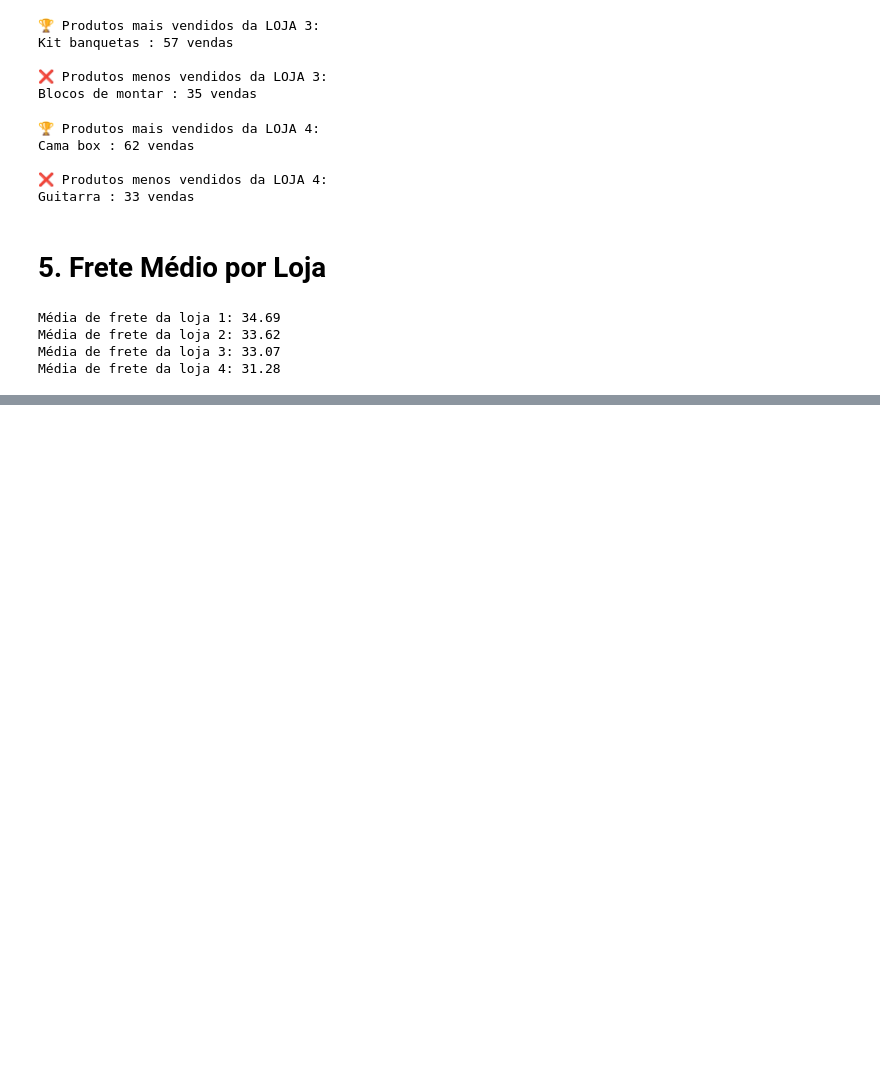
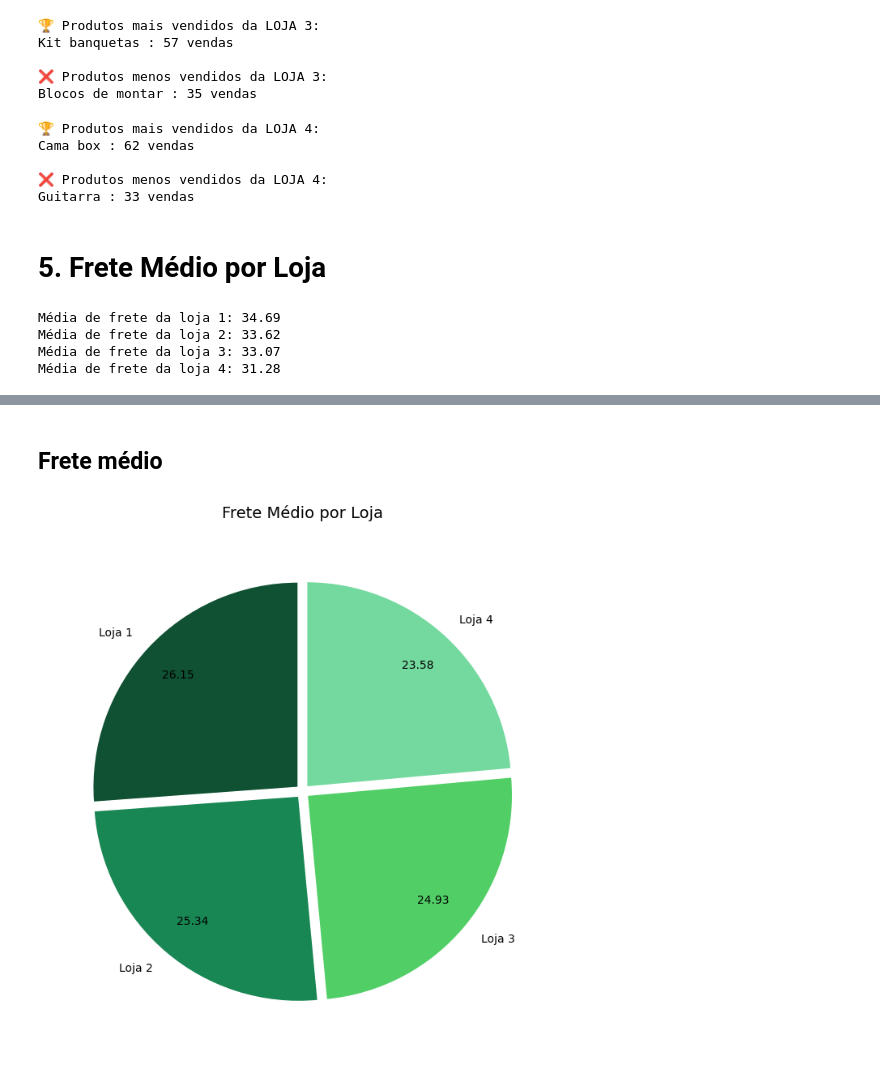
Before and after one commit to Samuel442/challenge-lojas-alura, a Jupyter notebook: challenge_lojas.ipynb, the cells around one changed output, grey strips where cells are left out. Drawn from its saved outputs; the diff is of its cells as text; code cells hidden in the pictures; blank space fills up the shorter version.

```diff
--- a/challenge_lojas.ipynb
+++ b/challenge_lojas.ipynb
@@ -348,0 +484,44 @@ Média de frete da loja 4: 31.28
+# %% [markdown]
+## Frete médio
+# %%
+import matplotlib.pyplot as plt
+
+# Valores já calculados
+fretes = {
+    'Loja 1': frete_medio_loja1_formatado,
+    'Loja 2': frete_medio_loja2_formatado,
+    'Loja 3': frete_medio_loja3_formatado,
+    'Loja 4': frete_medio_loja4_formatado
+}
+
+labels = list(fretes.keys())
+values = list(fretes.values())
+
+# Paleta de tons de verde esmeralda
+cores_verdes = [
+    "#0f5132",
+    "#198754",
+    "#51cf66",
+    "#74d99f"
+]
+
+# Pequeno destaque nas fatias (explodir leve)
+explode = [0.03, 0.03, 0.03, 0.03]
+
+plt.figure(figsize=(7,7))
+plt.pie(
+    values,
+    labels=labels,
+    autopct='%.2f',
+    startangle=90,
+    colors=cores_verdes,
+    pctdistance=0.8,              # aproxima o texto
+    explode=explode,               # leve destaque
+    wedgeprops={'edgecolor': 'white', 'linewidth': 1}  # bordas modernas
+)
+
+plt.title("Frete Médio por Loja", fontsize=14, pad=15)
+plt.tight_layout()
+plt.show()
+# %% [output]
+[figure, added]
```
Also changed, not shown: parts of 8 cells of this notebook.
